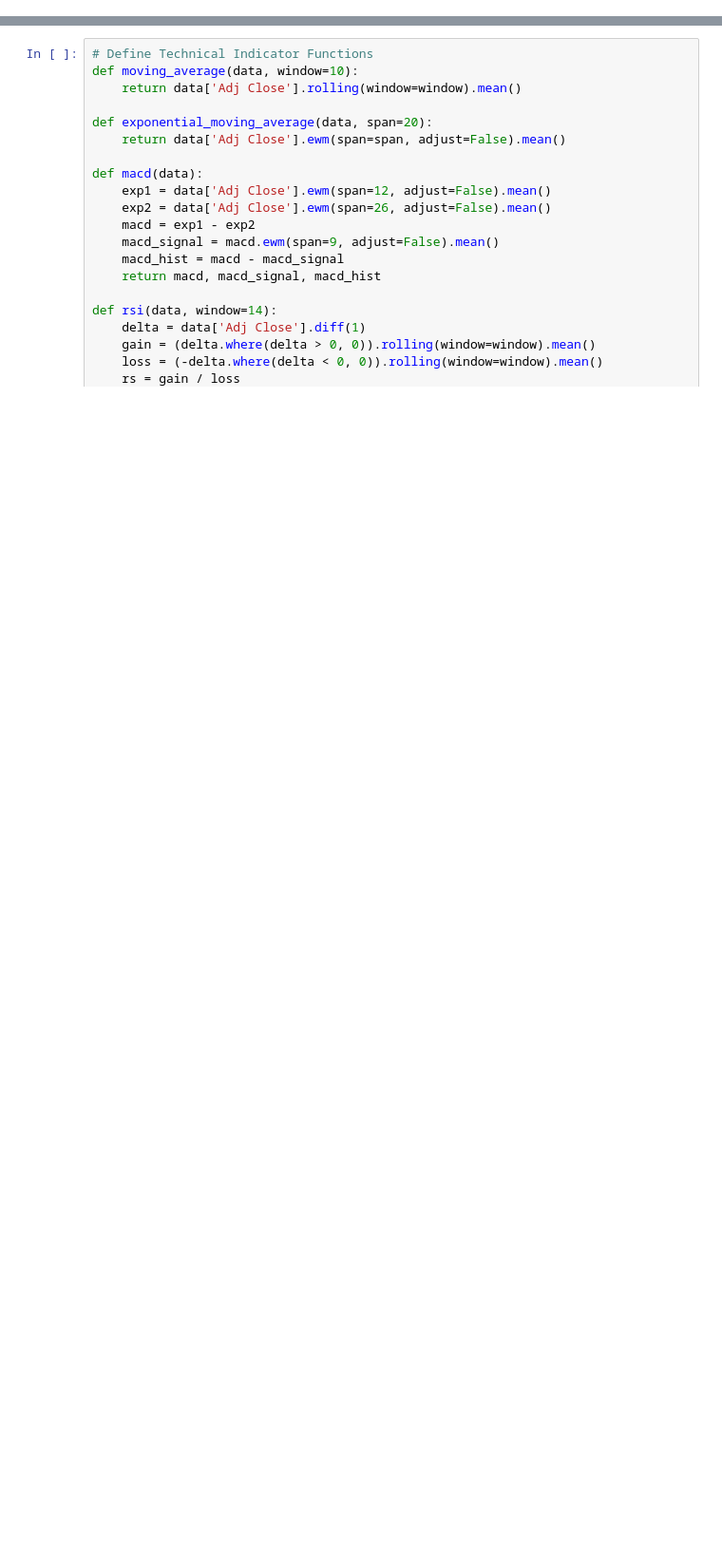
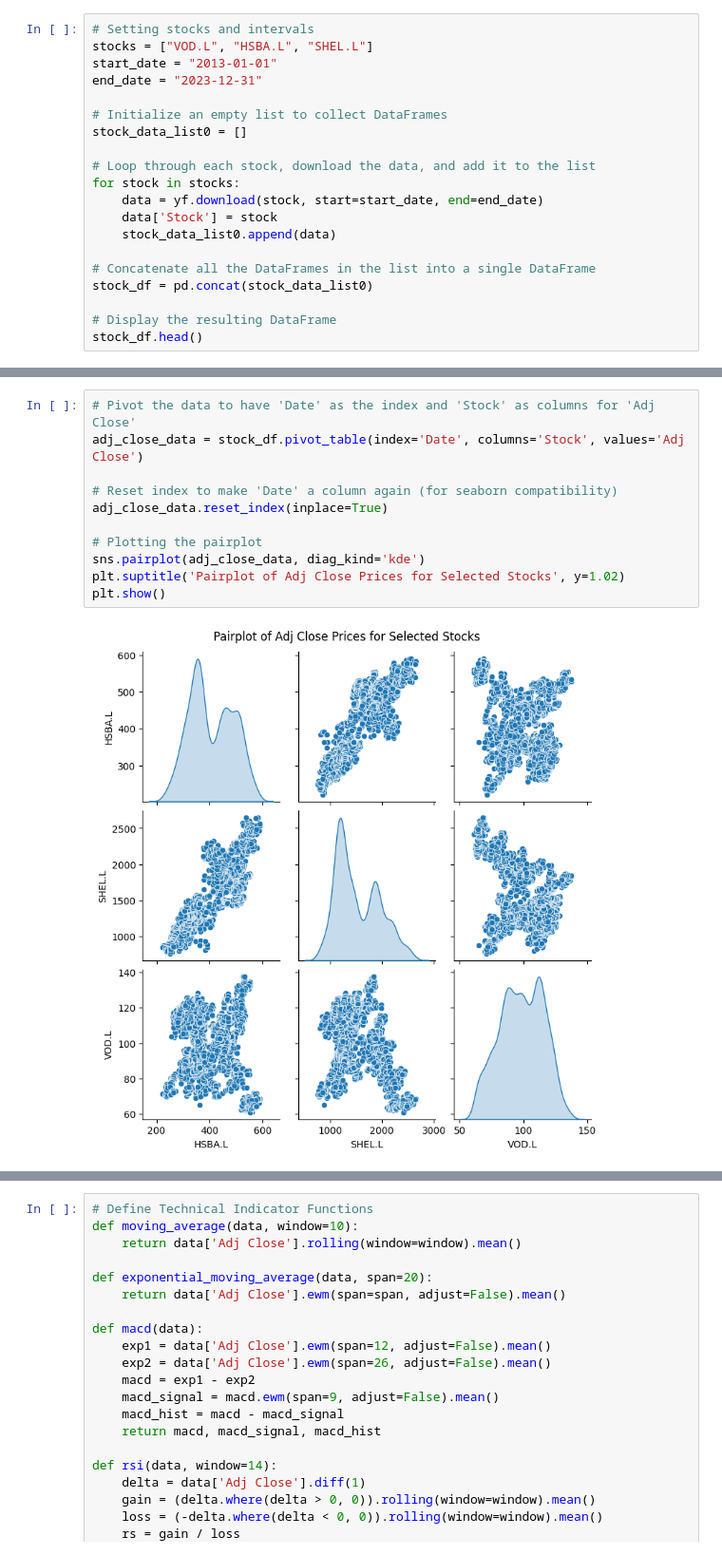
Before and after one commit to Damilolaori/Final-Project-, a Jupyter notebook: Oluwadamilola_Abimbola_Orimoogunje_21019292.ipynb, the cells around one changed output, grey strips where cells are left out. Shown at 95% size. Cells and saved outputs as stored; diff of their text form; blank space fills up the shorter version.

```diff
--- a/Oluwadamilola_Abimbola_Orimoogunje_21019292.ipynb
+++ b/Oluwadamilola_Abimbola_Orimoogunje_21019292.ipynb
@@ -343,0 +48,20 @@ stock_VOD = fetch_stock_data(symbol, start_datee, end_datee)
+# %%
+# Setting stocks and intervals
+stocks = ["VOD.L", "HSBA.L", "SHEL.L"]
+start_date = "2013-01-01"
+end_date = "2023-12-31"
+
+# Initialize an empty list to collect DataFrames
+stock_data_list0 = []
+
+# Loop through each stock, download the data, and add it to the list
+for stock in stocks:
+    data = yf.download(stock, start=start_date, end=end_date)
+    data['Stock'] = stock
+    stock_data_list0.append(data)
+
+# Concatenate all the DataFrames in the list into a single DataFrame
+stock_df = pd.concat(stock_data_list0)
+
+# Display the resulting DataFrame
+stock_df.head()
@@ -343,0 +107,13 @@ stock_VOD = fetch_stock_data(symbol, start_datee, end_datee)
+# %%
+# Pivot the data to have 'Date' as the index and 'Stock' as columns for 'Adj Close'
+adj_close_data = stock_df.pivot_table(index='Date', columns='Stock', values='Adj Close')
+
+# Reset index to make 'Date' a column again (for seaborn compatibility)
+adj_close_data.reset_index(inplace=True)
+
+# Plotting the pairplot
+sns.pairplot(adj_close_data, diag_kind='kde')
+plt.suptitle('Pairplot of Adj Close Prices for Selected Stocks', y=1.02)
+plt.show()
+# %% [output]
+[figure, added]
```
Also changed, not shown: parts of 77 cells of this notebook.
